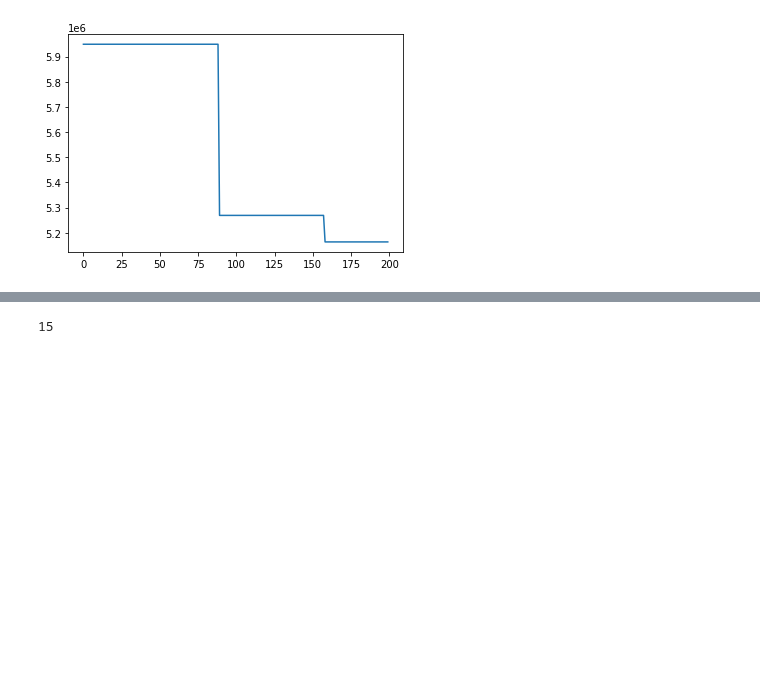
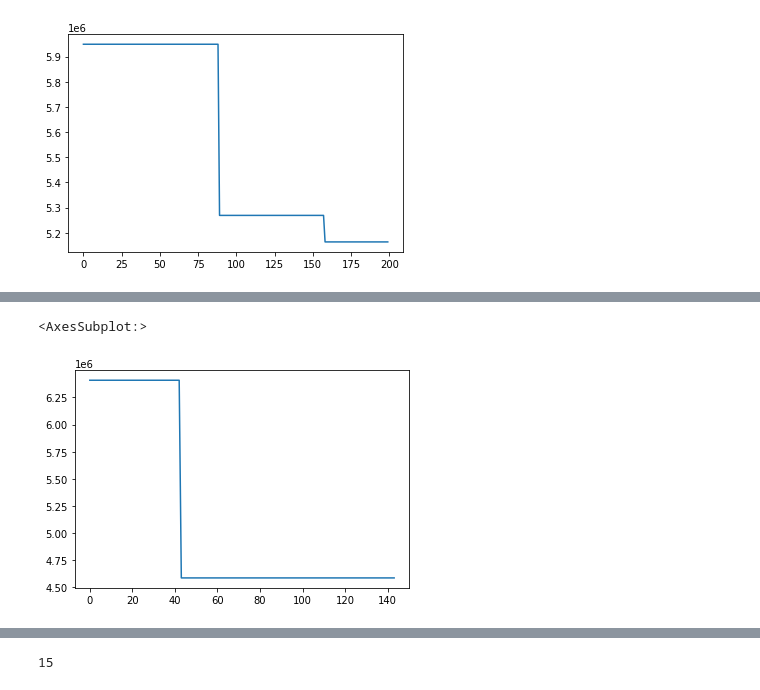
Before and after one commit to sugyeong-jo/ProjectLab, a Jupyter notebook: workspac_notebook_20211026.ipynb, the cells around one changed output, grey strips where cells are left out. Drawn from its saved outputs; the diff is of its cells as text; code cells hidden in the pictures; blank space fills up the shorter version.

```diff
--- a/workspac_notebook_20211026.ipynb
+++ b/workspac_notebook_20211026.ipynb
@@ -1064,0 +1091,5 @@ pd.DataFrame(log)[1].plot()
+# %%
+pd.DataFrame(log)[1].plot()
+# %% [output]
+<AxesSubplot:>
+[figure, added]
```
Also changed, not shown: parts of 8 cells of this notebook.
